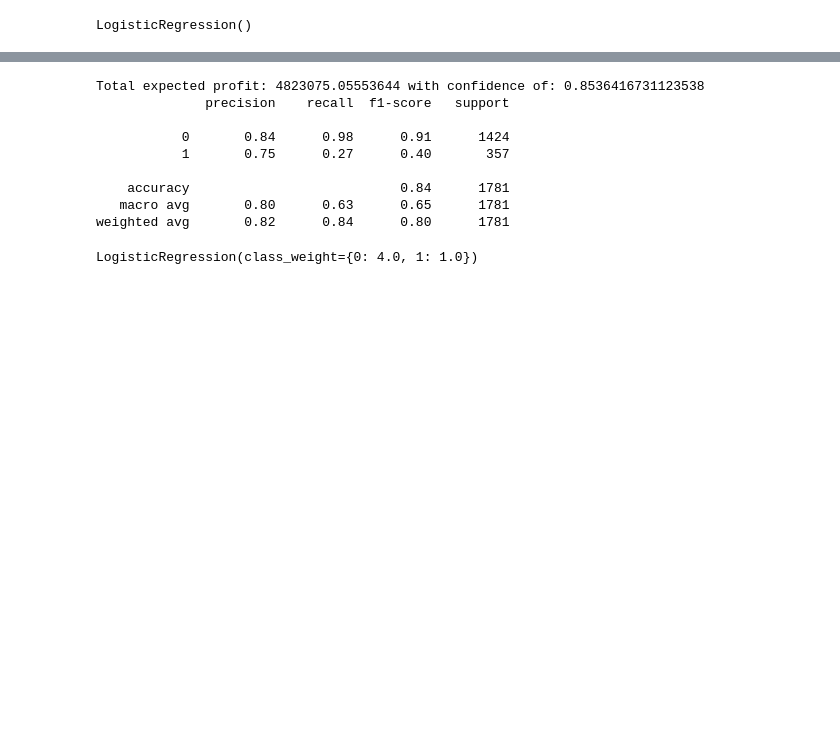
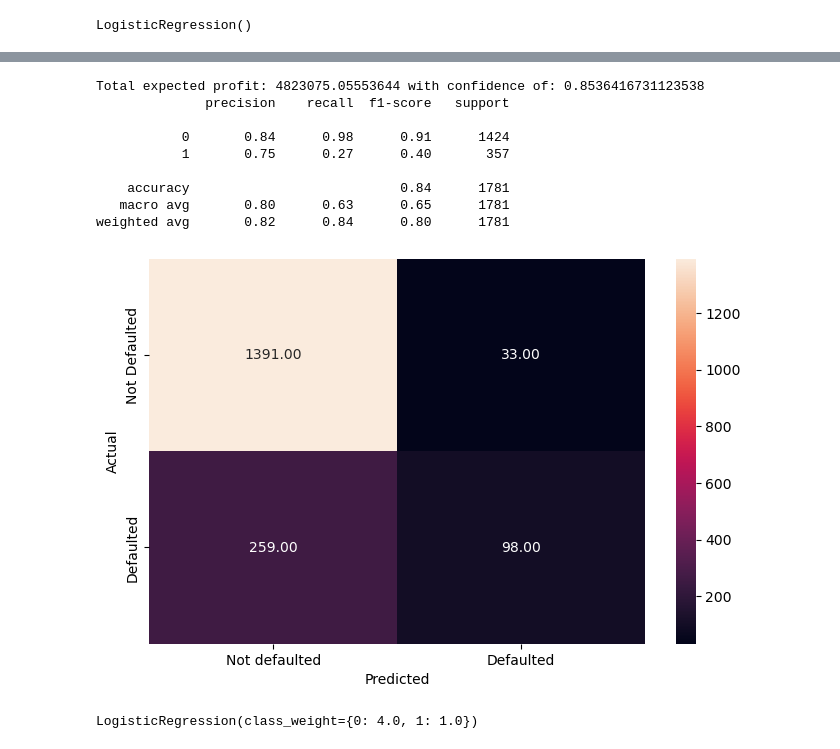
Before and after one commit to vmagar1729/analytiqbit, a Jupyter notebook: notebooks/Capstone_Project_Reference_Notebook_Loan_Default_Prediction_Full_Code.ipynb, the cells around one changed output, grey strips where cells are left out. Drawn from its saved outputs; the diff is of its cells as text; code cells hidden in the pictures; blank space fills up the shorter version.

```diff
--- a/notebooks/Capstone_Project_Reference_Notebook_Loan_Default_Prediction_Full_Code.ipynb
+++ b/notebooks/Capstone_Project_Reference_Notebook_Loan_Default_Prediction_Full_Code.ipynb
@@ -1521,24 +1522,25 @@ weighted avg       0.82      0.83      0.80      4154
 # %%
 # Checking the performance on the training data
-pred_train = lg.predict_proba(X_scaled)
-default_model['prob_default'] = pred_train[:, 1]  # Column for P(default)
+pred_prob = lg.predict_proba(X_scaled)
+default_model['prob_default'] = pred_prob[:, 1]  # Column for P(default)
 
 profit, confidence = calculate_expected_with_confidence(default_model, 'loan_amount_approved')
 print("Total expected profit:", profit, 'with confidence of:', confidence)
 
 # Checking the performance on the test data
 y_pred_test = lg.predict(x_test)
 metrics_score(y_test, y_pred_test)
 # %% [output]
 Total expected profit: 4823075.05553644 with confidence of: 0.8536416731123538
               precision    recall  f1-score   support
 
            0       0.84      0.98      0.91      1424
            1       0.75      0.27      0.40       357
 
     accuracy                           0.84      1781
    macro avg       0.80      0.63      0.65      1781
 weighted avg       0.82      0.84      0.80      1781
+[figure, added]
 # %%
 # Fitting the logistic regression model
 lg_weighted = LogisticRegression(class_weight={0: 4.0, 1: 1.0})
```
Also changed, not shown: parts of 22 cells of this notebook.
